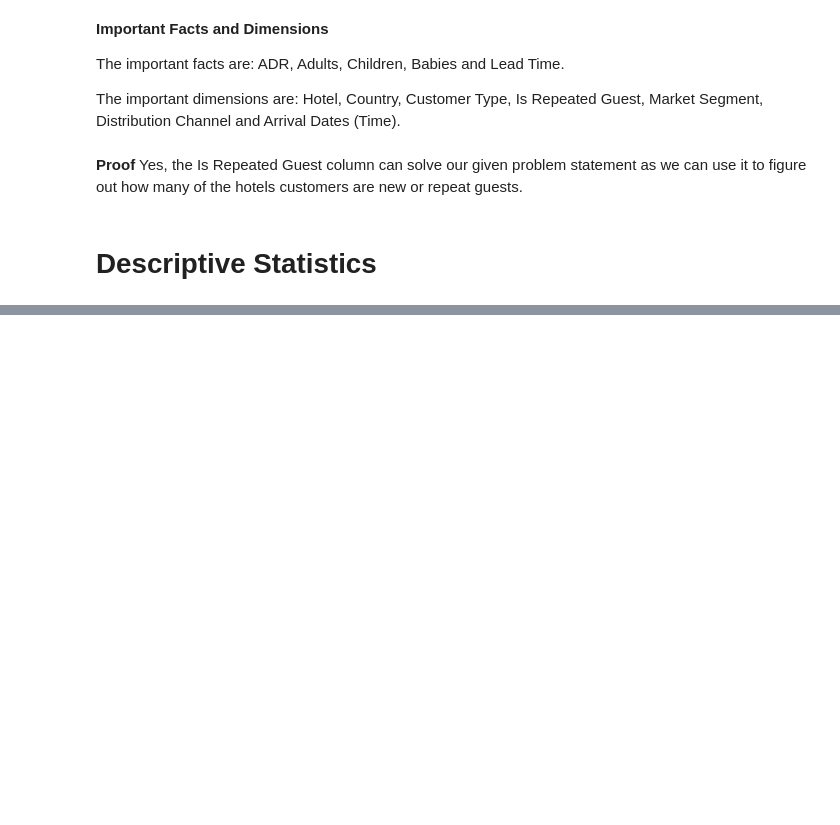
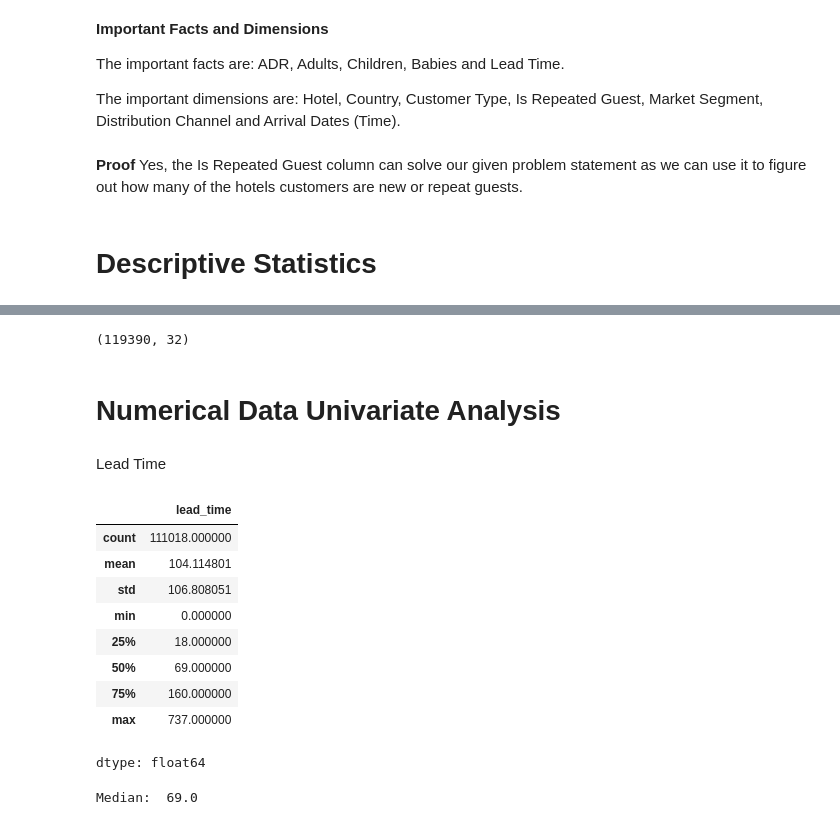
Before and after one commit to Kekkles1/BI-Colab, a Jupyter notebook: BI Assignment.ipynb, the cells around one changed output, grey strips where cells are left out. Cells and saved outputs as stored; diff of their text form; code cells hidden in the pictures; blank space fills up the shorter version.

```diff
--- a/BI Assignment.ipynb
+++ b/BI Assignment.ipynb
@@ -77,6 +77,6 @@ import warnings
 warnings.simplefilter(action='ignore', category=FutureWarning)
 # %%
 #read the CSV file
-df = pd.read_csv("superstore.csv")
+df = pd.read_csv("hotel_bookings_dirty.csv")
 # %%
 df.head()
@@ -82,0 +91,25 @@ df.head()
+# %%
+df.shape
+# %% [output]
+(119390, 32)
+# %% [markdown]
+# **Numerical Data Univariate Analysis**
+# %% [markdown]
+Lead Time
+# %%
+df['lead_time'].describe()
+# %% [output]
+|  | lead_time |
+| count | 111018.000000 |
+| mean | 104.114801 |
+| std | 106.808051 |
+| min | 0.000000 |
+| 25% | 18.000000 |
+| 50% | 69.000000 |
+| 75% | 160.000000 |
+| max | 737.000000 |
+dtype: float64
+# %%
+print("Median: ", df['lead_time'].median())
+# %% [output]
+Median:  69.0
```
Also changed, not shown: parts of 31 cells of this notebook.
